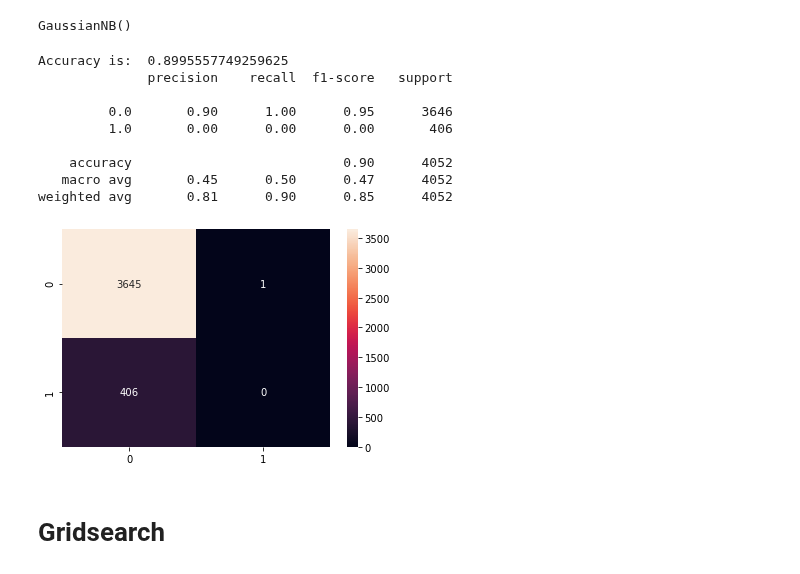
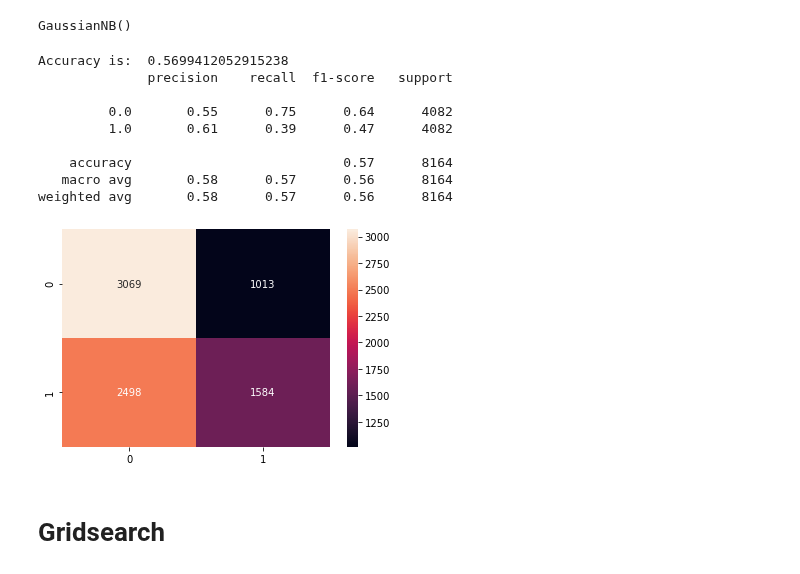
Before and after one commit to gentley99/IOD_2020_JIN, a Jupyter notebook: Assignment/Mini project 2/Mini project 2 - Jin .ipynb, the cells around one changed output. Cells and saved outputs as stored; diff of their text form; code cells hidden in the pictures.

```diff
--- a/Assignment/Mini project 2/Mini project 2 - Jin .ipynb
+++ b/Assignment/Mini project 2/Mini project 2 - Jin .ipynb
@@ -558,0 +657,17 @@ NameError: name 'Counter' is not defined
+# %%
+# transform the dataset
+oversample = SMOTE()
+
+# using the normal data
+X_train_smote, y_train_smote = oversample.fit_resample(X_train, y_train)
+X_test_smote, y_test_smote = oversample.fit_resample(X_test, y_test)
+
+# using the scaled data
+X_train_scaled_smote, y_train_scaled_smote = oversample.fit_resample(X_train_scaled, y_train)
+X_test_scaled_smote, y_test_scaled_smote = oversample.fit_resample(X_test_scaled, y_test)
+
+# summarize the new class distribution
+counter = Counter(y_train_smote)
+print(counter)
+counter = Counter(y_test_smote)
+print(counter)
@@ -566,0 +679,3 @@ LogisticRegression()
+# %%
+log_model = LogisticRegression()
+log_model.fit(X_train_scaled_smote, y_train_scaled_smote)
@@ -649,7 +766,7 @@ from sklearn.datasets import make_blobs
 # %%
 clf = svm.SVC(kernel = 'rbf', C = 1)
 # %%
-clf.fit(X_train, y_train)
+clf.fit(X_train_scaled_smote, y_train_scaled_smote)
 # %% [output]
 SVC(C=1)
 # %%
@@ -673,27 +790,27 @@ from sklearn.naive_bayes import GaussianNB
 # %%
 NB_model = GaussianNB()
 # %%
-NB_model.fit(X_train, y_train)
+NB_model.fit(X_train_scaled_smote, y_train_scaled_smote)
 # %% [output]
 GaussianNB()
 # %%
-y_pred = NB_model.predict(X_test)
-ac = accuracy_score(y_test, y_pred)
+y_pred = NB_model.predict(X_test_scaled_smote)
+ac = accuracy_score(y_test_scaled_smote, y_pred)
 print('Accuracy is: ',ac)
-cm = confusion_matrix(y_test, y_pred)
+cm = confusion_matrix(y_test_scaled_smote, y_pred)
 sns.heatmap(cm,annot=True,fmt="d");
-print(classification_report(y_test, y_pred))
+print(classification_report(y_test_scaled_smote, y_pred))
 # %% [output]
-Accuracy is:  0.8995557749259625
+Accuracy is:  0.5699412052915238
               precision    recall  f1-score   support
 
-         0.0       0.90      1.00      0.95      3646
-         1.0       0.00      0.00      0.00       406
+         0.0       0.55      0.75      0.64      4082
+         1.0       0.61      0.39      0.47      4082
 
-    accuracy                           0.90      4052
-   macro avg       0.45      0.50      0.47      4052
-weighted avg       0.81      0.90      0.85      4052
+    accuracy                           0.57      8164
+   macro avg       0.58      0.57      0.56      8164
+weighted avg       0.58      0.57      0.56      8164
-[figure, old version]
+[figure, new version]
 # %% [markdown]
 # Gridsearch
 # %%
```
Also changed, not shown: parts of 46 cells of this notebook, 6 other files.
